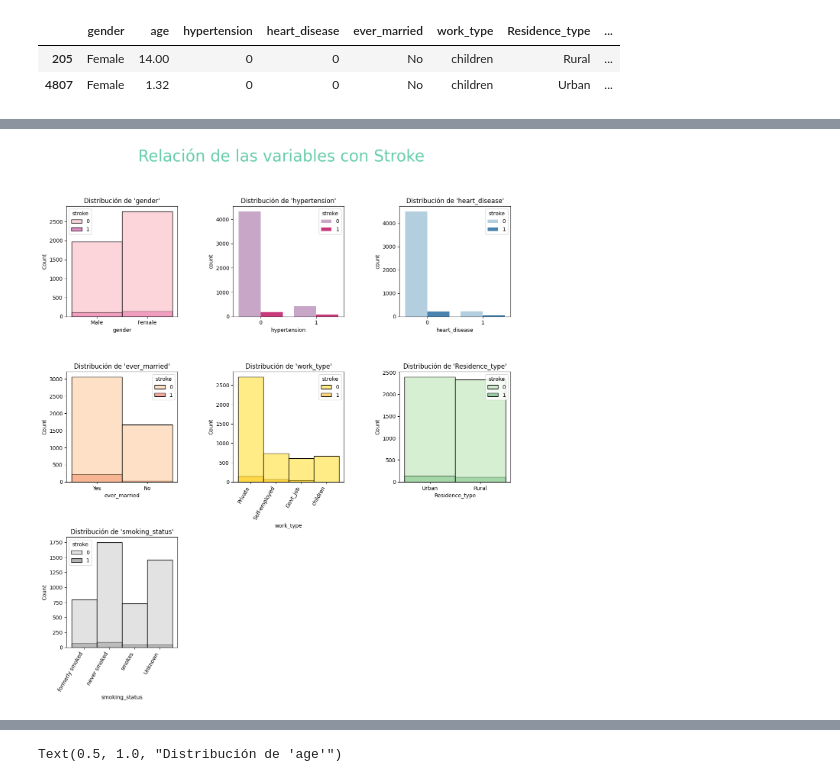
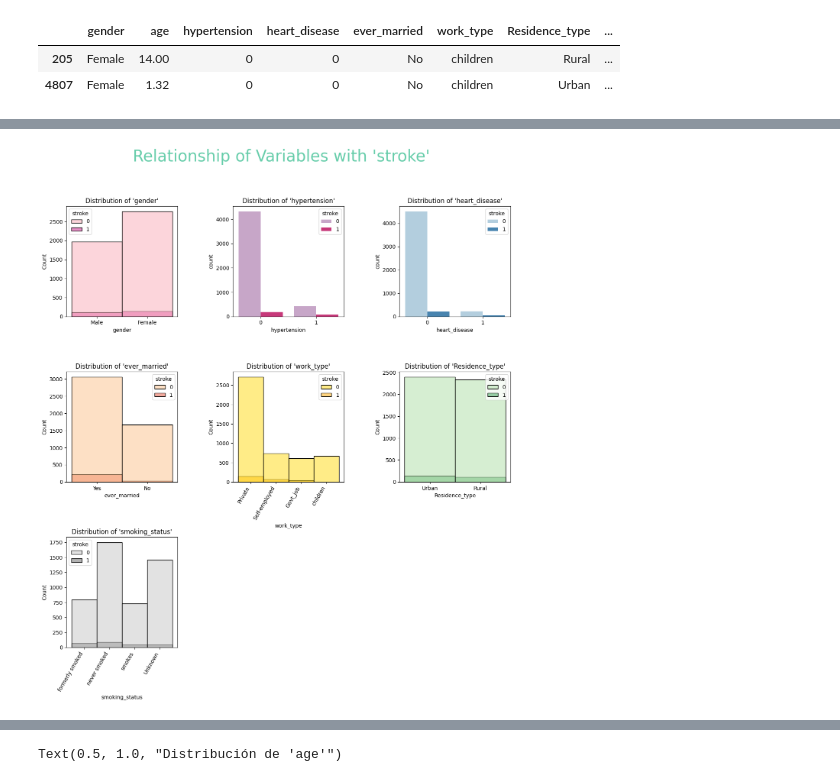
Before and after one commit to AI-School-F5-P2/DS_hospital_G2, a Jupyter notebook: Notebooks/EDA.ipynb, the cells around one changed output, grey strips where cells are left out. Drawn from its saved outputs; the diff is of its cells as text; code cells hidden in the pictures.

```diff
--- a/Notebooks/EDA.ipynb
+++ b/Notebooks/EDA.ipynb
@@ -391,53 +376,40 @@ Hay 2 niños menores de 15 añs que sufrieron un ictus. Además, en ambos la col
 # %%
 plt.figure(2, figsize=(15, 15))
 
-plt.suptitle('Relación de las variables con Stroke', fontsize = 30, color = 'mediumaquamarine')
+plt.suptitle("Relationship of Variables with 'stroke'", fontsize=30, color='mediumaquamarine')
 
 plt.subplot(331)
-sns.histplot(data=df, x="gender",  hue='stroke', palette="RdPu")
-plt.title("Distribución de 'gender'" )
-
+sns.histplot(data=df, x="gender", hue='stroke', palette="RdPu")
+plt.title("Distribution of 'gender'")
 
 plt.subplot(332)
-sns.countplot(data=df, x="hypertension",  hue='stroke', palette="PuRd")
-plt.title("Distribución de 'hypertension'")
-
-
+sns.countplot(data=df, x="hypertension", hue='stroke', palette="PuRd")
+plt.title("Distribution of 'hypertension'")
 
 plt.subplot(333)
-sns.countplot(data=df, x="heart_disease",  hue='stroke', palette="Blues")
-plt.title("Distribución de 'heart_disease'")
-
-
+sns.countplot(data=df, x="heart_disease", hue='stroke', palette="Blues")
+plt.title("Distribution of 'heart_disease'")
 
 plt.subplot(334)
-sns.histplot(data=df, x="ever_married",  hue='stroke', palette="OrRd")
-plt.title("Distribución de 'ever_married'")
-
-
+sns.histplot(data=df, x="ever_married", hue='stroke', palette="OrRd")
+plt.title("Distribution of 'ever_married'")
 
 plt.subplot(335)
-sns.histplot(data=df, x="work_type",  hue='stroke', palette="Wistia")
-plt.title("Distribución de 'work_type'")
+sns.histplot(data=df, x="work_type", hue='stroke', palette="Wistia")
+plt.title("Distribution of 'work_type'")
 plt.xticks(rotation=60, ha='right')
 
-
-
 plt.subplot(336)
-sns.histplot(data=df, x="Residence_type",  hue='stroke', palette="Greens")
-plt.title("Distribución de 'Residence_type'")
-
-
+sns.histplot(data=df, x="Residence_type", hue='stroke', palette="Greens")
+plt.title("Distribution of 'Residence_type'")
 
 plt.subplot(337)
-sns.histplot(data=df, x="smoking_status",  hue='stroke', palette="Greys")
-plt.title("Distribución de 'smoking_status'")
+sns.histplot(data=df, x="smoking_status", hue='stroke', palette="Greys")
+plt.title("Distribution of 'smoking_status'")
 plt.xticks(rotation=60, ha='right')
-
 
 plt.subplots_adjust(wspace=0.5, hspace=0.5)
 
-
 plt.show()
 # %% [output]
-[figure, old version]
+[figure, new version]
```
Also changed, not shown: parts of 64 cells of this notebook.
